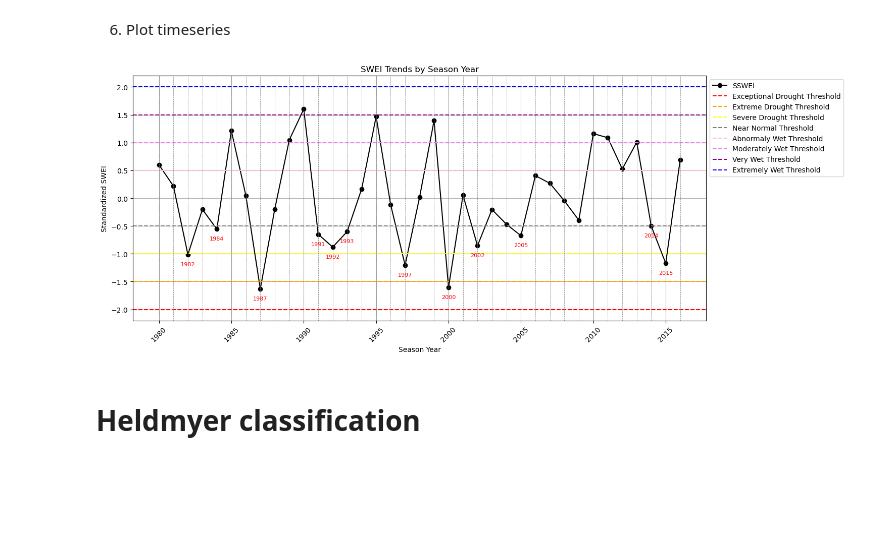
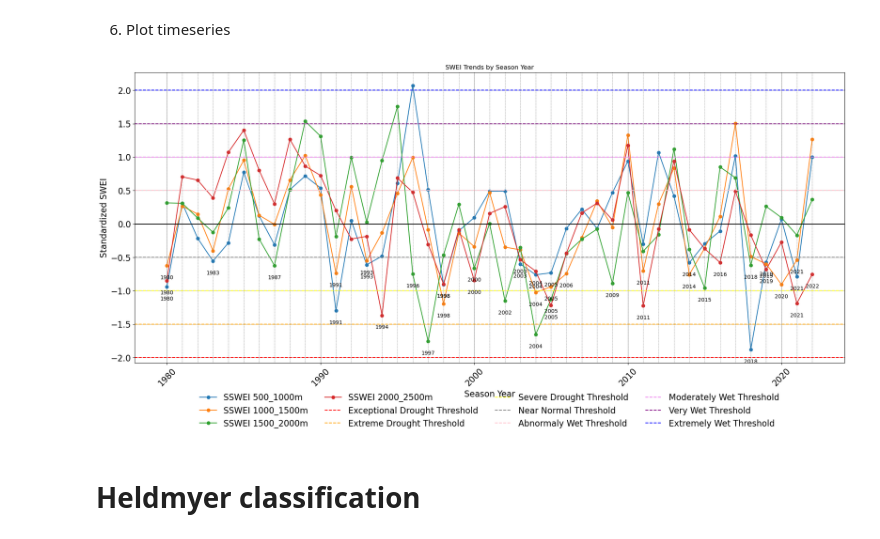
Before and after one commit to hasithajayamaha/snowdroughtindex-main, a Jupyter notebook: notebooks/workflows/3_Full_workflow_comparison.ipynb, the cells around one changed output. Cells and saved outputs as stored; diff of their text form; code cells hidden in the pictures; blank space fills up the shorter version.

```diff
--- a/notebooks/workflows/3_Full_workflow_comparison.ipynb
+++ b/notebooks/workflows/3_Full_workflow_comparison.ipynb
@@ -447,7 +290,7 @@ display(SWE_integration)
 3. Gringorten plotting position
 # %%
 # Apply gringorten_probabilities grouped by coordinate_id
-SWE_integration['gringorten_probability'] = SWE_integration.groupby('coordinate_id')['total_SWE_integration'].transform(sswei.gringorten_probabilities)
+SWE_integration['gringorten_probability'] = SWE_integration.groupby('Grid_id')['total_SWE_integration'].transform(sswei.gringorten_probabilities)
 
 # Display the updated DataFrame
 display(SWE_integration)
@@ -469,7 +312,7 @@ display(SWE_integration)
 4. Compute Standardized SWEI
 # %%
 # Compute SSWEI grouped by coordinate_id
-SWE_integration['SSWEI'] = SWE_integration.groupby('coordinate_id')['gringorten_probability'].transform(sswei.compute_swei)
+SWE_integration['SSWEI'] = SWE_integration.groupby('Grid_id')['gringorten_probability'].transform(sswei.compute_swei)
 
 # Display the updated DataFrame
 display(SWE_integration)
@@ -490,9 +333,10 @@ display(SWE_integration)
 # %%
 # Group by season_year and calculate the mean SSWEI for each year
-average_SSWEI_per_year = SWE_integration.groupby('season_year')['SSWEI'].mean().reset_index()
+# Group by Season_year and Elevation_Category, then pivot to have each elevation as a column
+average_SSWEI_per_year = SWE_integration.groupby(['Season_year', 'Elevation_Category'])['SSWEI'].mean().reset_index()
+average_SSWEI_per_year = average_SSWEI_per_year.pivot(index='Season_year', columns='Elevation_Category', values='SSWEI').reset_index()
 
-# Rename columns for clarity
-average_SSWEI_per_year.columns = ['year', 'average_SSWEI']
+# No need to rename columns here, as the pivot already gives correct column names
 
 # Display the result
 display(average_SSWEI_per_year)
@@ -518,10 +362,13 @@ display(average_SSWEI_per_year)
 5. Classification
 # %%
 # Apply the classify_drought function to each value in the average_SSWEI column
-average_SSWEI_per_year['Classification'] = average_SSWEI_per_year['average_SSWEI'].apply(sswei.classify_drought)
+# Apply the classify_drought function to each elevation column
+for col in ['1000_1500m', '1500_2000m', '2000_2500m', '500_1000m']:
+    average_SSWEI_per_year[f'Classification_{col}'] = average_SSWEI_per_year[col].apply(sswei.classify_drought)
 
-#renam columns
-average_SSWEI_per_year.columns = ['Season_year', 'SSWEI', 'Classification']
+# Do not rename columns here, as the DataFrame now has more columns after classification
+# If you want to keep only certain columns, select them explicitly, e.g.:
+# average_SSWEI_per_year = average_SSWEI_per_year[['Season_year', '1000_1500m', 'Classification_1000_1500m', ...]]
 
 #remove decimal points from season year
 average_SSWEI_per_year['Season_year'] = average_SSWEI_per_year['Season_year'].astype(int)
@@ -549,50 +396,55 @@ display(average_SSWEI_per_year)
 # %% [markdown]
 6. Plot timeseries
 # %%
-# Extract necessary columns
-plot_data= average_SSWEI_per_year[['Season_year', 'SSWEI', 'Classification']]
-
-# Sort by Season_year for better plotting
-plot_data = plot_data.sort_values(by='Season_year')
-plt.figure(figsize=(15, 6))
-plt.plot(plot_data['Season_year'], plot_data['SSWEI'], marker='o', label='SSWEI', color='black')
+# Prepare data for plotting
+plot_data = average_SSWEI_per_year.sort_values(by='Season_year')
+plt.figure(figsize=(20, 10))
+for col in ['1000_1500m', '1500_2000m', '2000_2500m', '500_1000m']:
+    plt.plot(plot_data['Season_year'], plot_data[col], marker='o', label=f'SSWEI {col}')
 
 # Add thresholds for drought classifications
 plt.axhline(-2.0, color='r', linestyle='--', label='Exceptional Drought Threshold')
 plt.axhline(-1.5, color='orange', linestyle='--', label='Extreme Drought Threshold')
 plt.axhline(-1.0, color='yellow', linestyle='--', label='Severe Drought Threshold')
 plt.axhline(-0.5, color='gray', linestyle='--', label='Near Normal Threshold')
 plt.axhline(0.5, color='pink', linestyle='--', label='Abnormaly Wet Threshold')
 plt.axhline(1.0, color='violet', linestyle='--', label='Moderately Wet Threshold')
 plt.axhline(1.5, color='purple', linestyle='--', label='Very Wet Threshold')
 plt.axhline(2.0, color='blue', linestyle='--', label='Extremely Wet Threshold')
 
 # trend line
 #z = np.polyfit(plot_data['Season_year'], plot_data['SSWEI'], 1)
 #p = np.poly1d(z)
 #plt.plot(plot_data['Season_year'],p(plot_data['Season_year']),"g--", label='trend line')
 
 # Customize the plot
 plt.title('SWEI Trends by Season Year')
-plt.xlabel('Season Year')
-plt.ylabel('Standardized SWEI')
-plt.xticks(rotation=45)
+plt.xlabel('Season Year',fontsize=16)
+plt.ylabel('Standardized SWEI',fontsize=16)
+plt.xticks(rotation=45,fontsize=16)
+plt.yticks(fontsize=16)
 # put legend outside the plot right top
-plt.legend(loc='upper left', bbox_to_anchor=(1, 1))
+plt.legend(['SSWEI 500_1000m', 'SSWEI 1000_1500m', 'SSWEI 1500_2000m', 'SSWEI 2000_2500m',
+            'Exceptional Drought Threshold', 'Extreme Drought Threshold', 'Severe Drought Threshold',
+            'Near Normal Threshold', 'Abnormaly Wet Threshold', 'Moderately Wet Threshold',
+            'Very Wet Threshold', 'Extremely Wet Threshold'],
+           loc='lower center', bbox_to_anchor=(0.5, -0.25), ncol=4, fontsize=16, frameon=False)
 # Add gridlines for each year
 for year in plot_data['Season_year'].unique():
     plt.axvline(year, color='gray', linestyle='--', linewidth=0.5)
-# Add years to SWEI< -0.5 years
-for i, row in plot_data.iterrows():
-    if row['SSWEI'] < -0.5:
-        plt.text(row['Season_year'], row['SSWEI'] - 0.2, str(row['Season_year']), fontsize=8, color='red', ha='center')
+# Add years to SSWEI < -0.5 for each elevation category
+for col in ['1000_1500m', '1500_2000m', '2000_2500m', '500_1000m']:
+    for i, row in plot_data.iterrows():
+        if row[col] < -0.5:
+            plt.text(row['Season_year'], row[col] - 0.2, str(row['Season_year']), fontsize=10, color='black', ha='center')
 plt.grid()
+plt.axhline(0, color='black', linewidth=1.5, linestyle='-', label='y=0')
 plt.tight_layout()
 plt.savefig(output_path + 'SWEI_trends.png')
 plt.show()
 plt.close()
 # %% [output]
-[figure, old version]
+[figure, new version]
 # %% [markdown]
 # Heldmyer classification
 # %%
```
Also changed, not shown: parts of 26 cells of this notebook, 2 other files.
